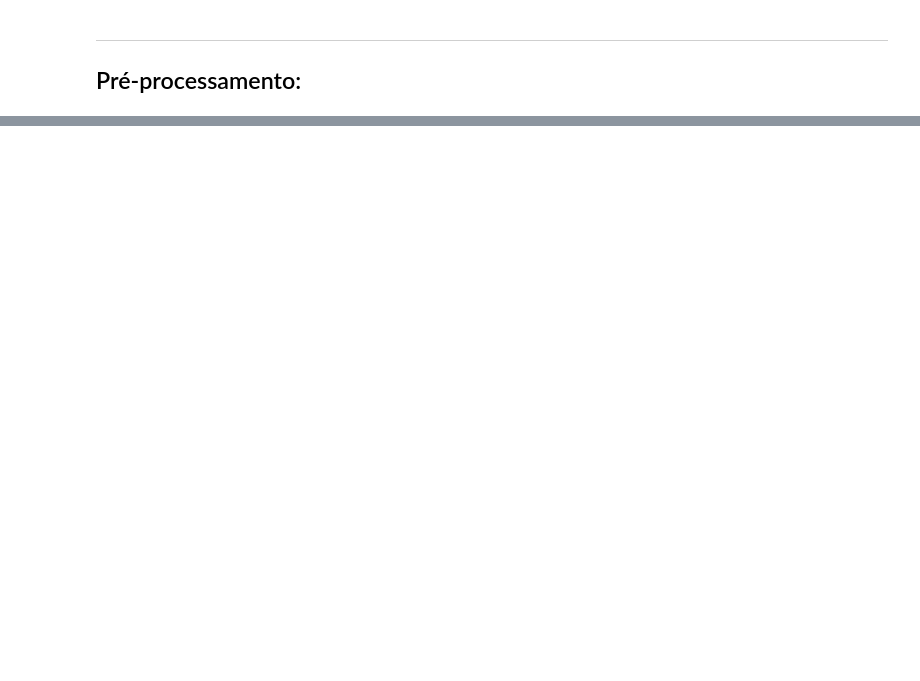
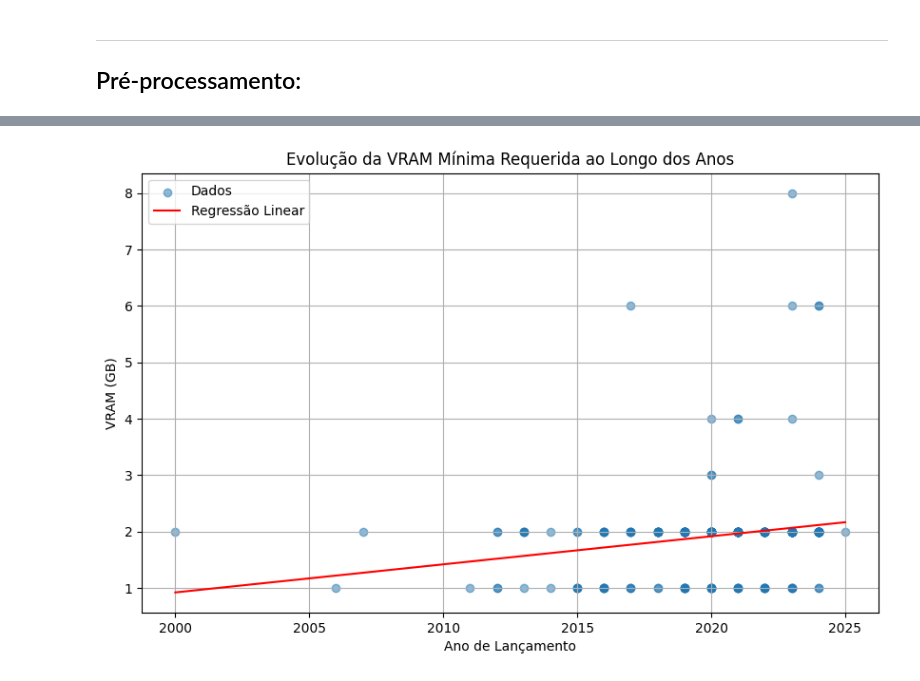
Before and after one commit to AlortCraft/Projeto-ICD-Steam, a Jupyter notebook: relatorio.ipynb, the cells around one changed output, grey strips where cells are left out. Saved outputs shown, nothing was run; the diff lists cells and outputs as text; code cells hidden in the pictures; blank space fills up the shorter version.

Commit message:
Convertendo data para datetime, classificando GPUs e testando gráficos

```diff
--- a/relatorio.ipynb
+++ b/relatorio.ipynb
@@ -22,5 +34,6 @@
 # %%
-import pandas as pd
+# Formatando data de lançamento dos jogos
+df_games_info = pd.read_csv("data/all_games_info.csv")
 
-pd_games_info = pd.read_csv("data/all_games_info.csv")
-pd_games_info
+df_games_info["release_date"] = pd.to_datetime(df_games_info["release_date"])
+df_games_info.to_csv("data/all_games_info.csv", index=False)
@@ -59,0 +113,29 @@ print(lowerspec)
+# %%
+df_filtrado = df_games_info.dropna(subset=["gpu_normalizado", "release_date"]).copy().sort_values(by="release_date")
+vram_extraida = df_filtrado["gpu_normalizado"].str.extract(r'(?P<vram>\d+)\s*GB', expand=True)
+vram_extraida = vram_extraida.astype(float)
+data_year = df_filtrado["release_date"].dt.year
+
+vram_series = vram_extraida["vram"]
+
+# Junta com os anos e elimina linhas com NaN
+df_reg = pd.DataFrame({
+    "ano": data_year,
+    "vram": vram_series
+}).dropna()
+
+# Regressão só com valores válidos
+result = linregress(df_reg["ano"], df_reg["vram"])
+
+# Plotagem
+plt.figure(figsize=(10, 6))
+plt.scatter(df_reg["ano"], df_reg["vram"], alpha=0.5, label="Dados")
+plt.plot(df_reg["ano"], result.intercept + result.slope * df_reg["ano"], color='red', label="Regressão Linear")
+plt.xlabel("Ano de Lançamento")
+plt.ylabel("VRAM (GB)")
+plt.title("Evolução da VRAM Mínima Requerida ao Longo dos Anos")
+plt.legend()
+plt.grid(True)
+plt.show()
+# %% [output]
+[figure, added]
```
Also changed, not shown: parts of 11 cells of this notebook, 1 other file.
